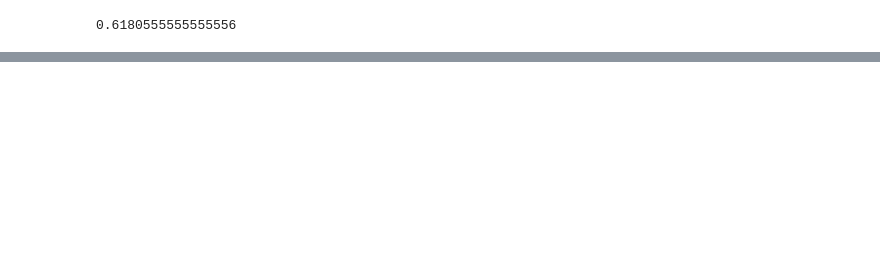
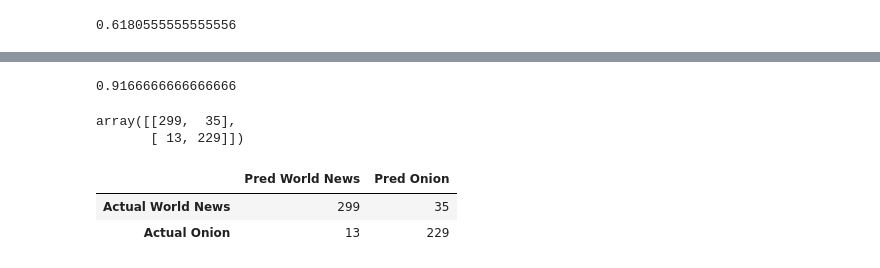
Before and after one commit to sr0e/DSB-TruthNet-Reddit, a Jupyter notebook: computing.ipynb, the cells around one changed output, grey strips where cells are left out. Drawn from its saved outputs; the diff is of its cells as text; code cells hidden in the pictures; blank space fills up the shorter version.

```diff
--- a/computing.ipynb
+++ b/computing.ipynb
@@ -32,5 +38,5 @@ onion1.drop(columns=['Unnamed: 0'], inplace=True)
 # %%
-onion = pd.concat([onion1, onion2, onion3])
+onion = pd.concat([onion1, onion2, onion3, onion4])
 # %%
 len(onion['created_utc'].unique())
 # %% [output]
@@ -46,5 +56,5 @@ news1.drop(columns=['Unnamed: 0'], inplace=True)
 # %%
-news = pd.concat([news1, news2, news3])
+news = pd.concat([news1, news2, news3, news4])
 # %%
 len(news['created_utc'].unique())
 # %% [output]
@@ -189,6 +203,9 @@ rs.score(X_test, y_test)
 # %% [output]
 0.6180555555555556
 # %%
-et = ExtraTreesClassifier(n_estimators=500)
-et.fit(X_train, y_train)
+pipe_et = Pipeline([
+    ('cvec', CountVectorizer()),
+    ('et', ExtraTreesClassifier(n_estimators=500))
+])
+pipe_et.fit(X_train, y_train)
 # %% [output]
@@ -195,0 +214,17 @@ ValueError: could not convert string to float: 'Scientists identify new Antarcti
+# %%
+pipe_et.score(X_test, y_test)
+# %% [output]
+0.9166666666666666
+# %%
+y_pred = pipe_et.predict(X_test)
+cm2 = metrics.confusion_matrix(y_test, y_pred)
+cm2
+# %% [output]
+array([[299,  35],
+       [ 13, 229]])
+# %%
+pd.DataFrame(cm2, columns = ['Pred World News', 'Pred Onion'], index = ['Actual World News', 'Actual Onion'])
+# %% [output]
+|  | Pred World News | Pred Onion |
+| Actual World News | 299 | 35 |
+| Actual Onion | 13 | 229 |
```
Also changed, not shown: parts of 18 cells of this notebook, 4 other files.
